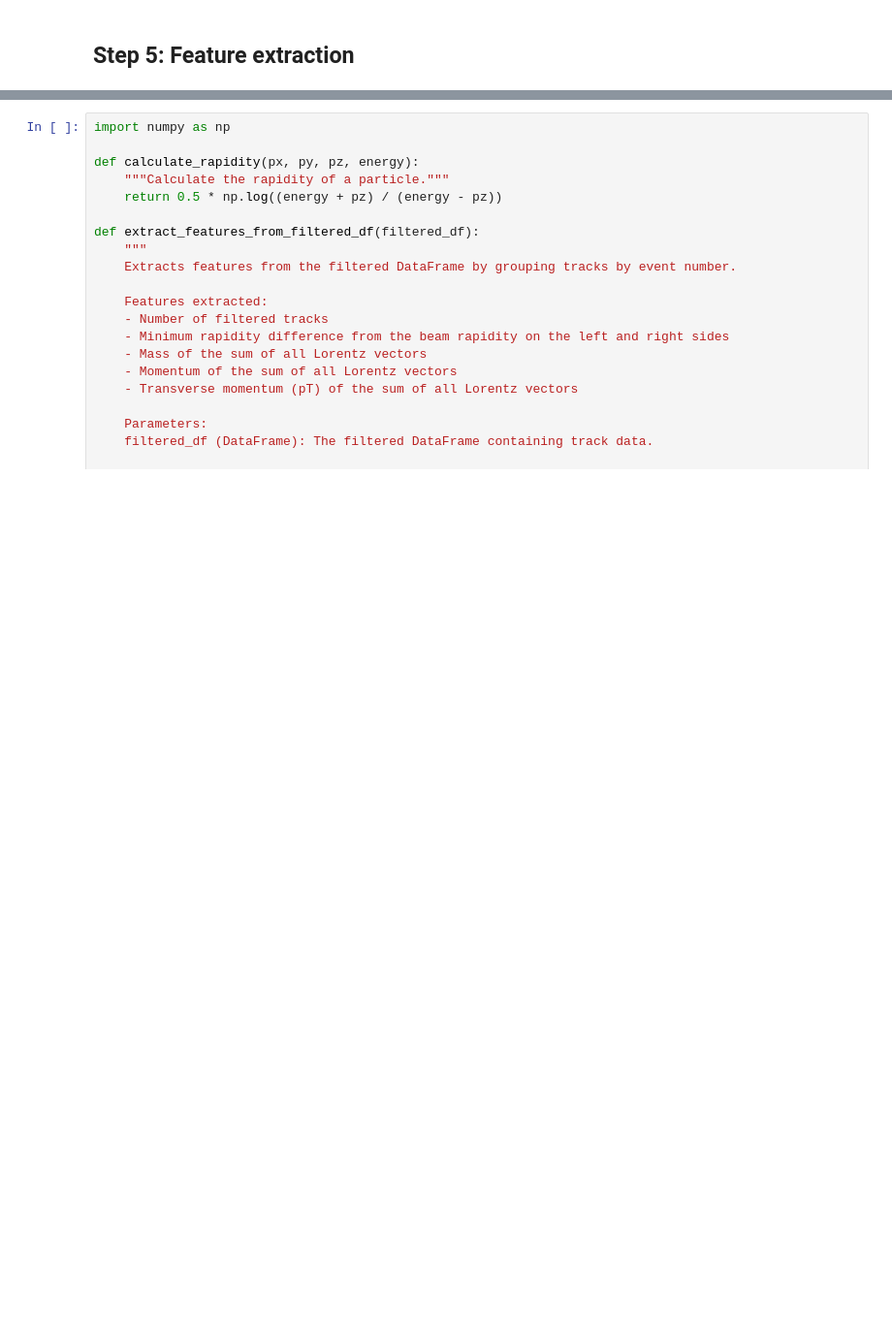
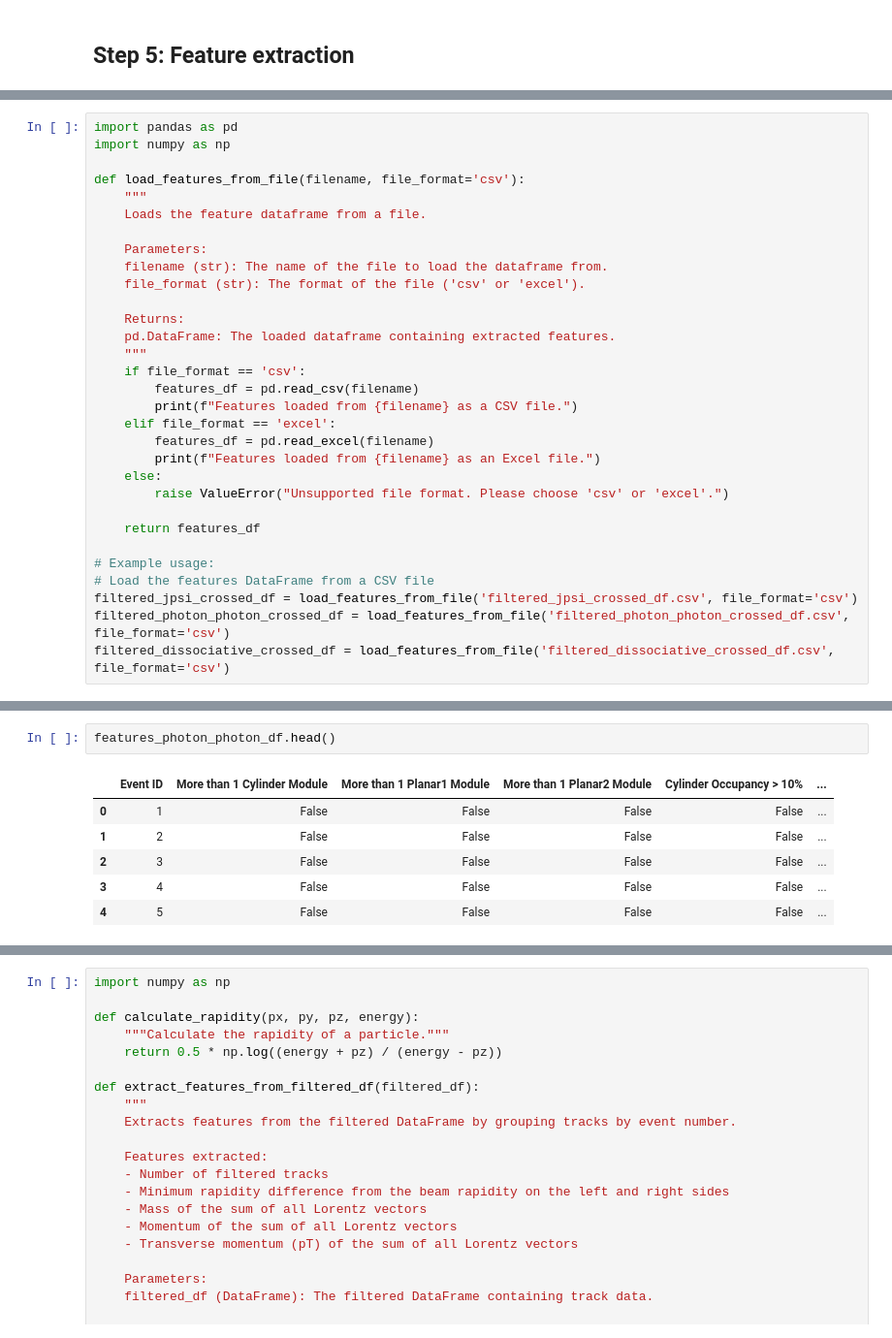
Before and after one commit to siragoni/ML-upc, a Jupyter notebook: ClassifierV2-before-reconstruction.ipynb, the cells around one changed output, grey strips where cells are left out. Shown at 97% size. Cells and saved outputs as stored; diff of their text form; blank space fills up the shorter version.

```diff
--- a/ClassifierV2-before-reconstruction.ipynb
+++ b/ClassifierV2-before-reconstruction.ipynb
@@ -382,0 +431,31 @@ detector.visualize_event(filtered_jpsi_df, event_number=1, dashed=True, line_col
+# %%
+import pandas as pd
+import numpy as np
+
+def load_features_from_file(filename, file_format='csv'):
+    """
+    Loads the feature dataframe from a file.
+
+    Parameters:
+    filename (str): The name of the file to load the dataframe from.
+    file_format (str): The format of the file ('csv' or 'excel').
+
+    Returns:
+    pd.DataFrame: The loaded dataframe containing extracted features.
+    """
+    if file_format == 'csv':
+        features_df = pd.read_csv(filename)
+        print(f"Features loaded from {filename} as a CSV file.")
+    elif file_format == 'excel':
+        features_df = pd.read_excel(filename)
+        print(f"Features loaded from {filename} as an Excel file.")
+    else:
+        raise ValueError("Unsupported file format. Please choose 'csv' or 'excel'.")
+
+    return features_df
+
+# Example usage:
+# Load the features DataFrame from a CSV file
+filtered_jpsi_crossed_df = load_features_from_file('filtered_jpsi_crossed_df.csv', file_format='csv')
+filtered_photon_photon_crossed_df = load_features_from_file('filtered_photon_photon_crossed_df.csv', file_format='csv')
+filtered_dissociative_crossed_df = load_features_from_file('filtered_dissociative_crossed_df.csv', file_format='csv')
@@ -382,0 +537,9 @@ detector.visualize_event(filtered_jpsi_df, event_number=1, dashed=True, line_col
+# %%
+features_photon_photon_df.head()
+# %% [output]
+|  | Event ID | More than 1 Cylinder Module | More than 1 Planar1 Module | More than 1 Planar2 Module | Cylinder Occupancy > 10% | ... |
+| 0 | 1 | False | False | False | False | ... |
+| 1 | 2 | False | False | False | False | ... |
+| 2 | 3 | False | False | False | False | ... |
+| 3 | 4 | False | False | False | False | ... |
+| 4 | 5 | False | False | False | False | ... |
```
Also changed, not shown: parts of 6 cells of this notebook, 3 other files.
